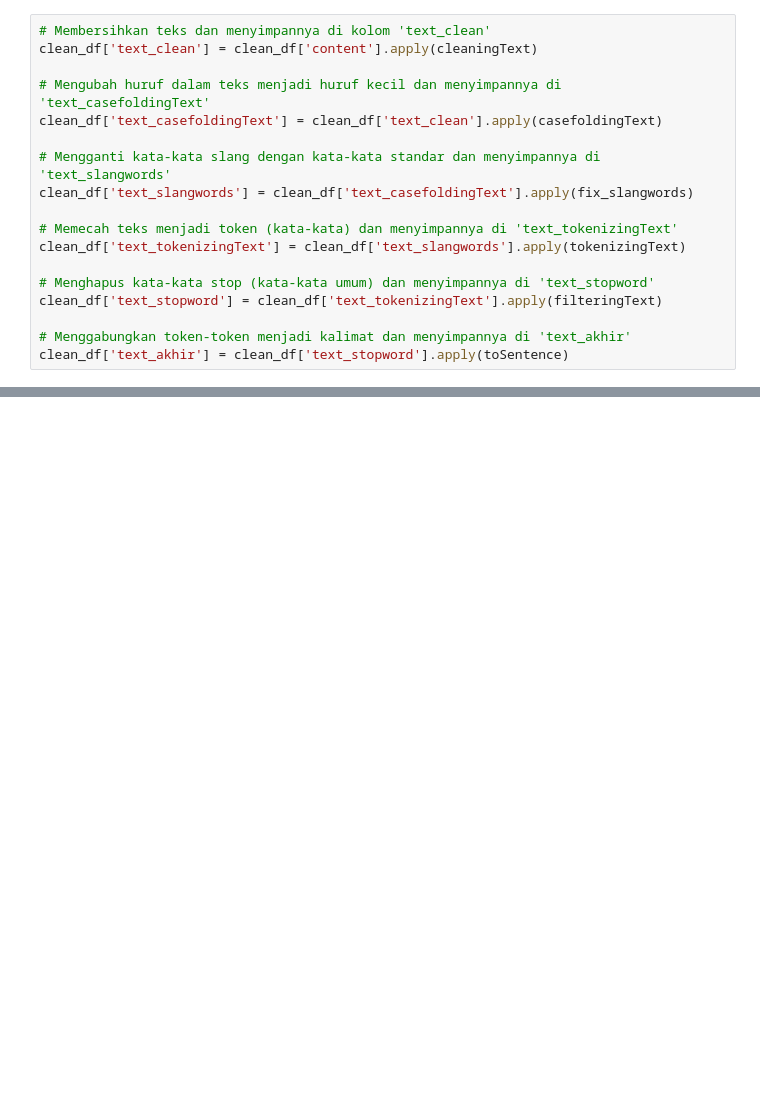
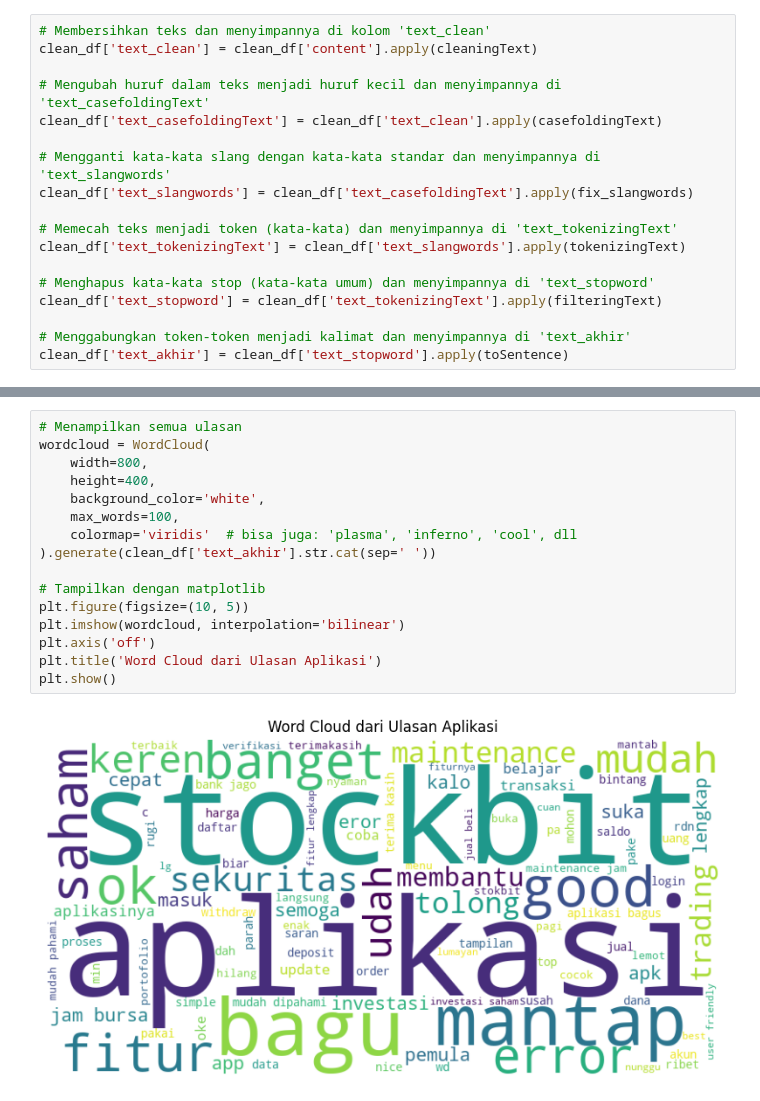
Before and after one commit to TaqiyudinMiftah/Proyek-NLP, a Jupyter notebook: main.ipynb, the cells around one changed output, grey strips where cells are left out. Cells and saved outputs as stored; diff of their text form; blank space fills up the shorter version.

```diff
--- a/main.ipynb
+++ b/main.ipynb
@@ -333,0 +382,18 @@ clean_df
+# %%
+# Menampilkan semua ulasan
+wordcloud = WordCloud(
+    width=800,
+    height=400,
+    background_color='white',
+    max_words=100,
+    colormap='viridis'  # bisa juga: 'plasma', 'inferno', 'cool', dll
+).generate(clean_df['text_akhir'].str.cat(sep=' '))
+
+# Tampilkan dengan matplotlib
+plt.figure(figsize=(10, 5))
+plt.imshow(wordcloud, interpolation='bilinear')
+plt.axis('off')
+plt.title('Word Cloud dari Ulasan Aplikasi')
+plt.show()
+# %% [output]
+[figure, added]
```
Also changed, not shown: parts of 31 cells of this notebook, 2 other files.
